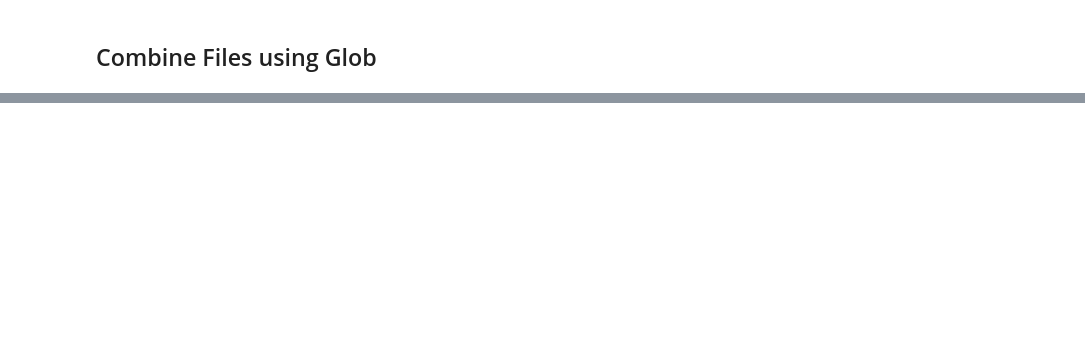
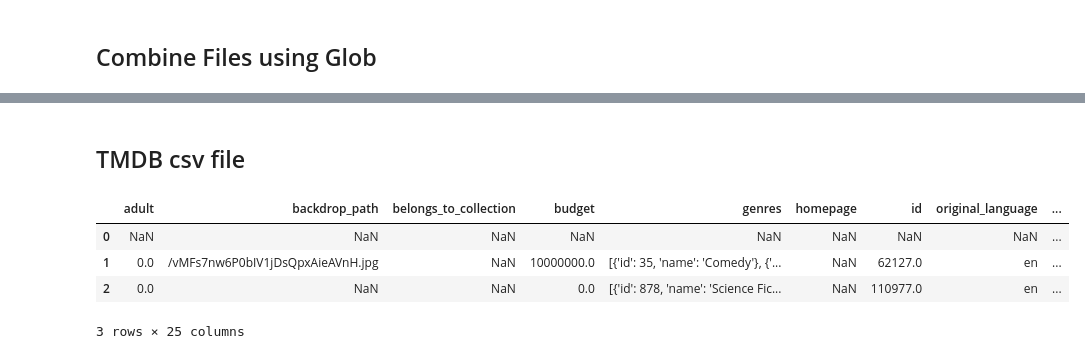
Before and after one commit to Mhoover41/Data-Enrichment-Project-3, a Jupyter notebook: IMDB Project Part 4 - ETL & Hypothesis Testing.ipynb, the cells around one changed output, grey strips where cells are left out. Saved outputs shown, nothing was run; the diff lists cells and outputs as text; code cells hidden in the pictures; blank space fills up the shorter version.

```diff
--- a/IMDB Project Part 4 - ETL & Hypothesis Testing.ipynb
+++ b/IMDB Project Part 4 - ETL & Hypothesis Testing.ipynb
@@ -260,0 +318,2 @@ df_combined['certification'].value_counts()
+# %% [markdown]
+## TMDB csv file
@@ -260,0 +324,9 @@ df_combined['certification'].value_counts()
+# %%
+df_combined = pd.read_csv(final_fname)
+df_combined.head(3)
+# %% [output]
+|  | adult | backdrop_path | belongs_to_collection | budget | genres | homepage | id | original_language | ... |
+| 0 | NaN | NaN | NaN | NaN | NaN | NaN | NaN | NaN | ... |
+| 1 | 0.0 | /vMFs7nw6P0bIV1jDsQpxAieAVnH.jpg | NaN | 10000000.0 | [{'id': 35, 'name': 'Comedy'}, {'... | NaN | 62127.0 | en | ... |
+| 2 | 0.0 | NaN | NaN | 0.0 | [{'id': 878, 'name': 'Science Fic... | NaN | 110977.0 | en | ... |
+3 rows × 25 columns
```
Also changed, not shown: parts of 15 cells of this notebook, 15 other files.
